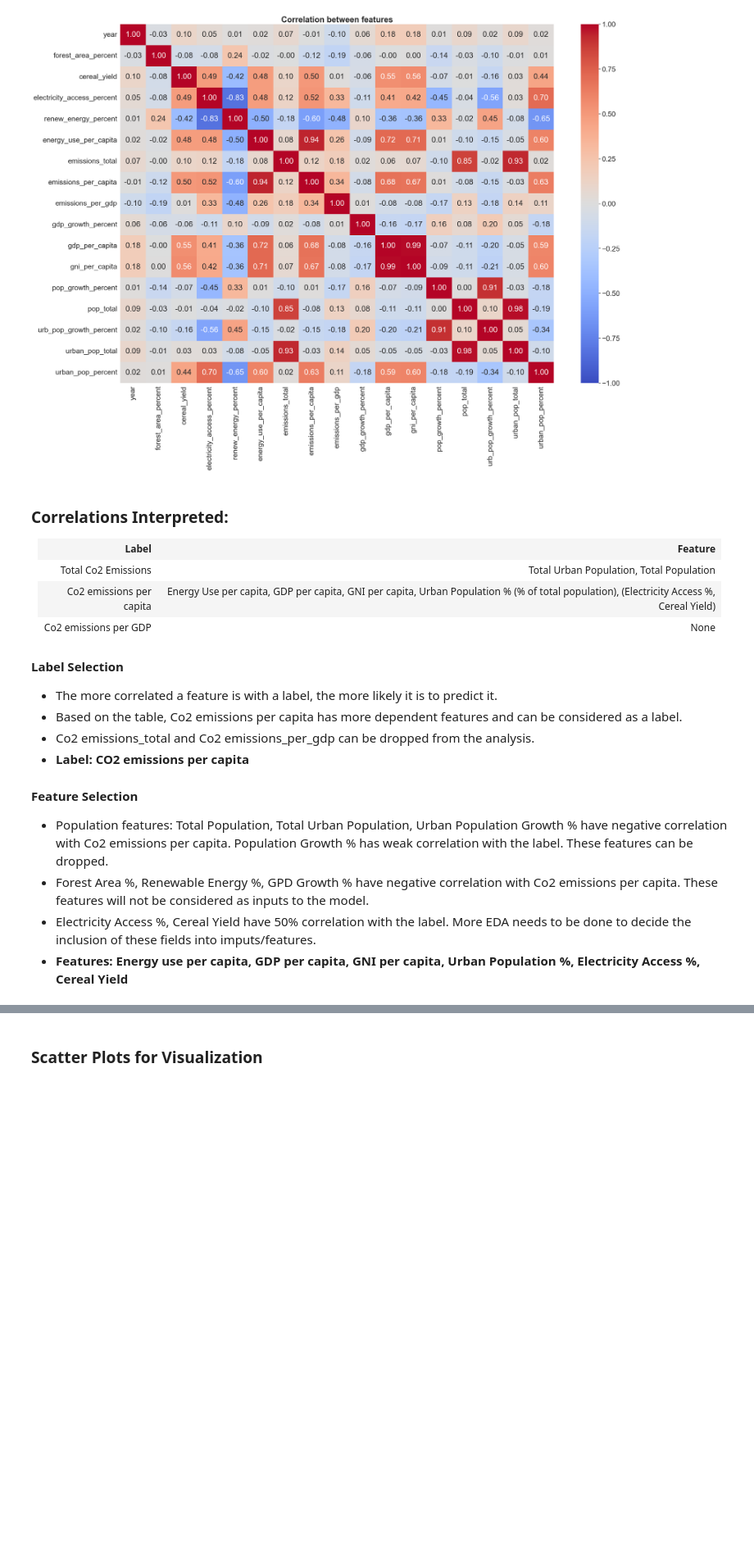
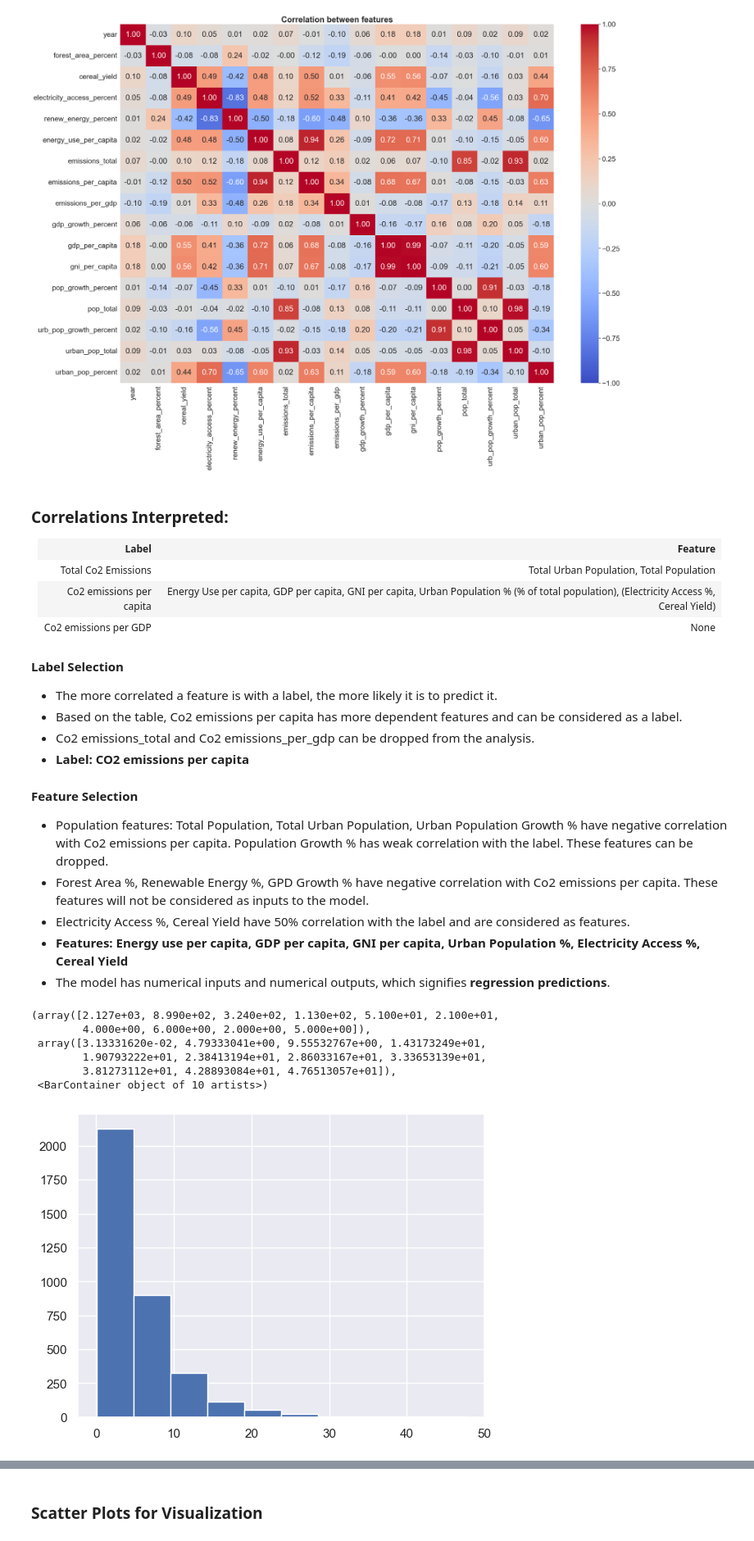
Before and after one commit to sahithig1/capstone_greenhouse_emissions, a Jupyter notebook: emissions_model.ipynb, the cells around one changed output, grey strips where cells are left out. Shown at 82% size. Drawn from its saved outputs; the diff is of its cells as text; code cells hidden in the pictures; blank space fills up the shorter version.

Commit message:
Added model training code

```diff
--- a/emissions_model.ipynb
+++ b/emissions_model.ipynb
@@ -186,5 +185,16 @@ sns.set(font_scale=1)
 #### Feature Selection
 - Population features: Total Population, Total Urban Population, Urban Population Growth % have negative correlation with Co2 emissions per capita. Population Growth % has weak correlation with the label. These features can be dropped.
 - Forest Area %, Renewable Energy %, GPD Growth % have negative correlation with Co2 emissions per capita. These features will not be considered as inputs to the model.
-- Electricity Access %, Cereal Yield have 50% correlation with the label. More EDA needs to be done to decide the inclusion of these fields into imputs/features.
+- Electricity Access %, Cereal Yield have 50% correlation with the label and are considered as features.
 - **Features: Energy use per capita, GDP per capita, GNI per capita, Urban Population %, Electricity Access %, Cereal Yield**
+- The model has numerical inputs and numerical outputs, which signifies **regression predictions**.
+# %%
+plt.hist(emissions_df.emissions_per_capita)
+# %% [output]
+(array([2.127e+03, 8.990e+02, 3.240e+02, 1.130e+02, 5.100e+01, 2.100e+01,
+        4.000e+00, 6.000e+00, 2.000e+00, 5.000e+00]),
+ array([3.13331620e-02, 4.79333041e+00, 9.55532767e+00, 1.43173249e+01,
+        1.90793222e+01, 2.38413194e+01, 2.86033167e+01, 3.33653139e+01,
+        3.81273112e+01, 4.28893084e+01, 4.76513057e+01]),
+ <BarContainer object of 10 artists>)
+[figure, added]
```
Also changed, not shown: parts of 53 cells of this notebook.
